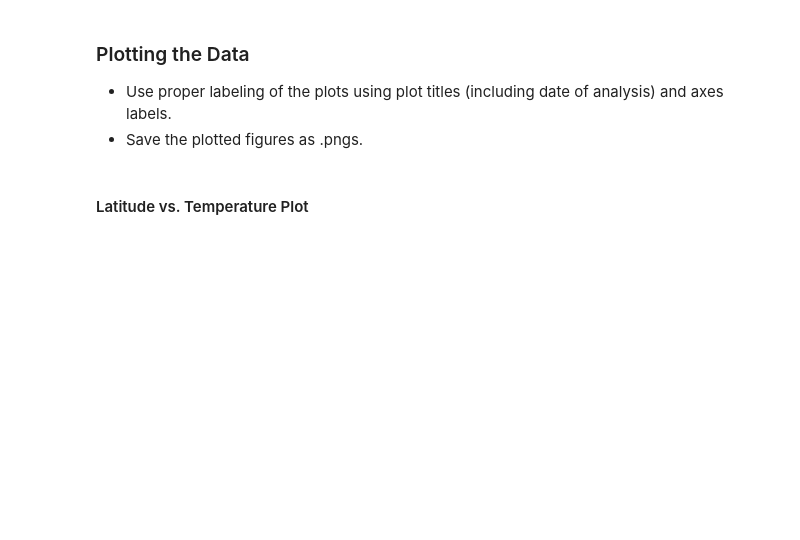
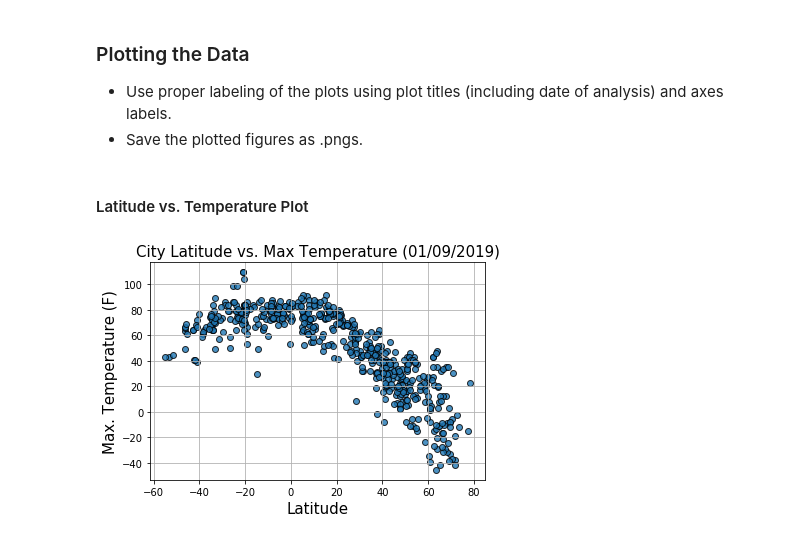
Before and after one commit to dxvo/python_api, a Jupyter notebook: WeatherPy.ipynb, the cells around one changed output. Cells and saved outputs as stored; diff of their text form; code cells hidden in the pictures; blank space fills up the shorter version.

Commit message:
Done with plots

```diff
--- a/WeatherPy.ipynb
+++ b/WeatherPy.ipynb
@@ -137,13 +137,13 @@ http://api.openweathermap.org/data/2.5/weather?units=Imperial&appid=f15ec960836a
 * Display the DataFrame
 # %%
 #create output dictionary
-out_data = {"City": city_json,"Cloudiness":cloudiness, "Country":country, "Date":date, "Humidity (%)": humidity,
-    "Lat":lat_json,  "Lng":long_json,  "Max Temp (F)": max_temp, "Wind Speed (mile/hr)": wind_speed}
+out_data = {"City": city_json,"Cloudiness":cloudiness, "Country":country, "Date":date, "Humidity": humidity,
+    "Lat":lat_json,  "Lng":long_json,  "Max Temp": max_temp, "Wind Speed": wind_speed}
 
 #create weather dataframe
 weather_dataframe = pd.DataFrame(out_data)
 
 # save data into csv file
 weather_dataframe.to_csv("output_data/cities.csv")
-weather_dataframe.head(5)
+weather_dataframe.count()
 # %% [output]
@@ -180,3 +172,16 @@ dtype: int64
 * Save the plotted figures as .pngs.
 # %% [markdown]
 #### Latitude vs. Temperature Plot
+# %%
+plt.scatter(weather_dataframe["Lat"], weather_dataframe["Max Temp"], edgecolor = 'black', alpha= 0.8)
+
+# Incorporate the other graph properties
+plt.title("City Latitude vs. Max Temperature (01/09/2019)", size = 15)
+plt.ylabel("Max. Temperature (F)", size = 15)
+plt.xlabel("Latitude", size = 15)
+plt.grid(True)
+
+#Save figure
+plt.savefig("output_plot/Max_Temp_vs_Latitude.png")
+# %% [output]
+[figure, added]
```
Also changed, not shown: parts of 16 cells of this notebook, 4 other files.
